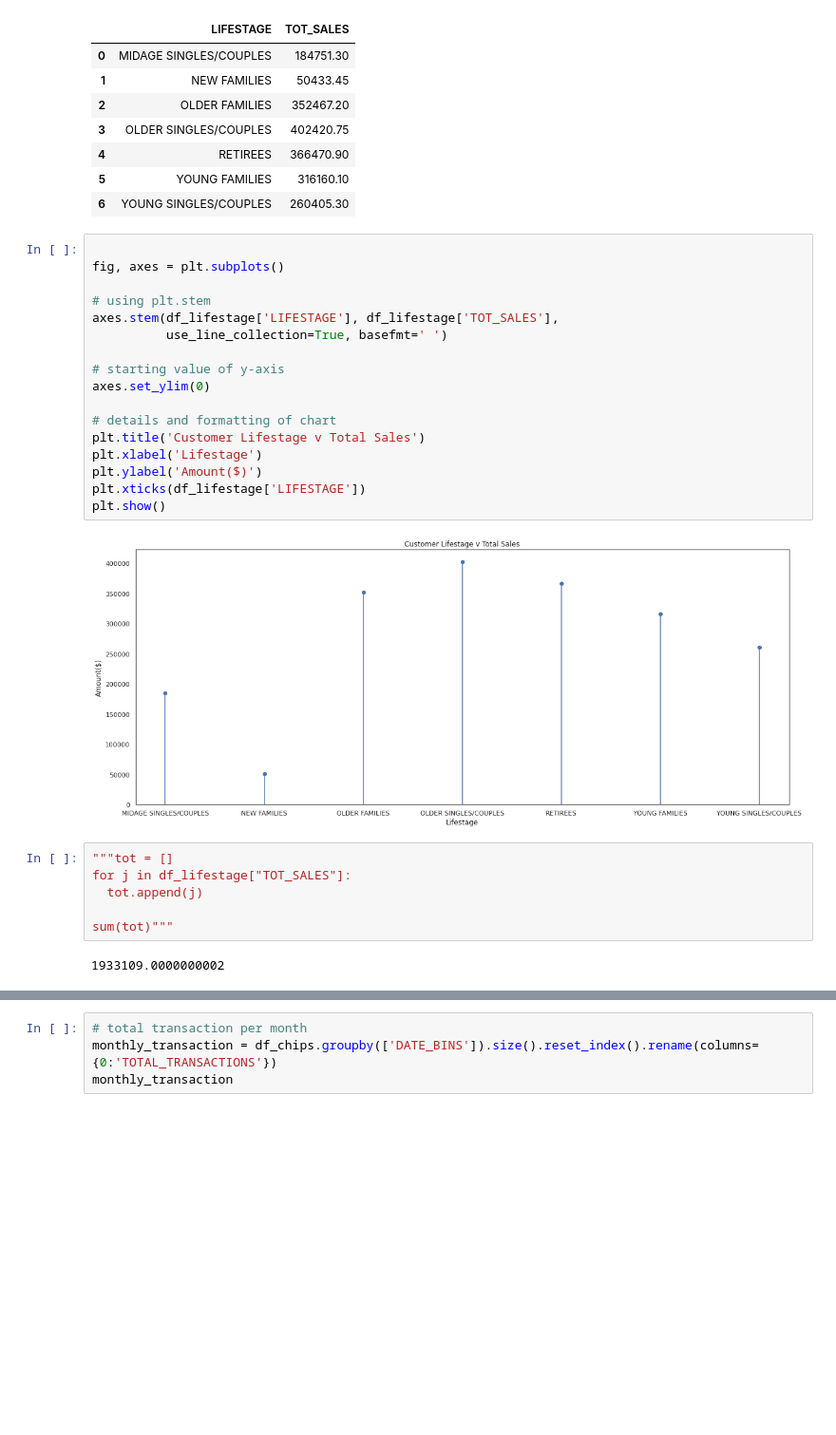
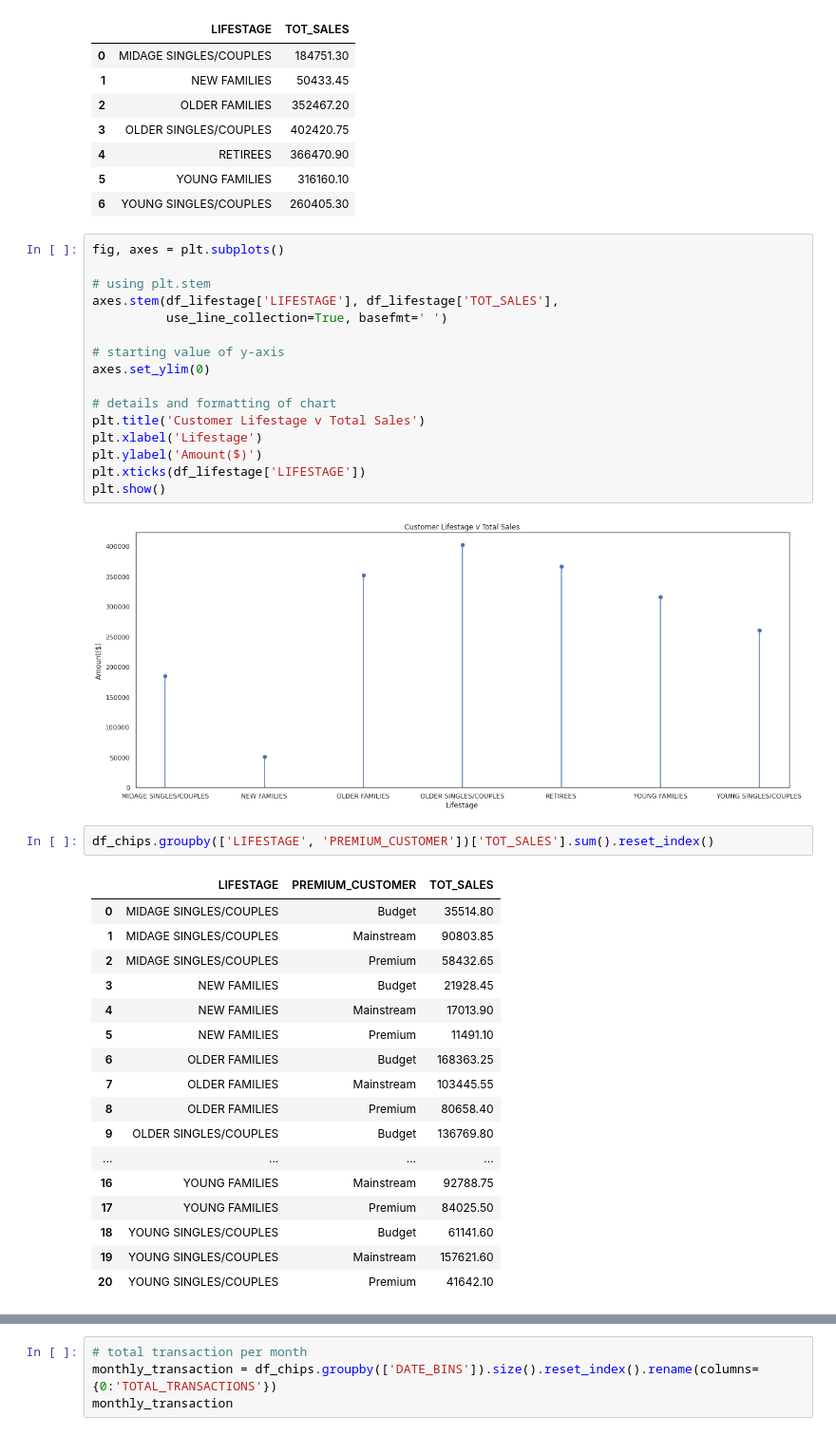
Before and after one commit to wa-le/Quantium-Forage-Virtual-Internship, a Jupyter notebook: my_quantium_vi.ipynb, the cells around one changed output, grey strips where cells are left out. Shown at 95% size. Cells and saved outputs as stored; diff of their text form; blank space fills up the shorter version.

```diff
--- a/my_quantium_vi.ipynb
+++ b/my_quantium_vi.ipynb
@@ -609,7 +611,6 @@ df_lifestage
 | 5 | YOUNG FAMILIES | 316160.10 |
 | 6 | YOUNG SINGLES/COUPLES | 260405.30 |
 # %%
-
 fig, axes = plt.subplots()
 
 # using plt.stem
@@ -627,11 +628,23 @@ plt.xticks(df_lifestage['LIFESTAGE'])
 plt.show()
 # %% [output]
 [figure]
-# %%
-"""tot = []
-for j in df_lifestage["TOT_SALES"]:
-  tot.append(j)
-
-sum(tot)"""
-# %% [output]
-1933109.0000000002
+# %%
+df_chips.groupby(['LIFESTAGE', 'PREMIUM_CUSTOMER'])['TOT_SALES'].sum().reset_index()
+# %% [output]
+|  | LIFESTAGE | PREMIUM_CUSTOMER | TOT_SALES |
+| 0 | MIDAGE SINGLES/COUPLES | Budget | 35514.80 |
+| 1 | MIDAGE SINGLES/COUPLES | Mainstream | 90803.85 |
+| 2 | MIDAGE SINGLES/COUPLES | Premium | 58432.65 |
+| 3 | NEW FAMILIES | Budget | 21928.45 |
+| 4 | NEW FAMILIES | Mainstream | 17013.90 |
+| 5 | NEW FAMILIES | Premium | 11491.10 |
+| 6 | OLDER FAMILIES | Budget | 168363.25 |
+| 7 | OLDER FAMILIES | Mainstream | 103445.55 |
+| 8 | OLDER FAMILIES | Premium | 80658.40 |
+| 9 | OLDER SINGLES/COUPLES | Budget | 136769.80 |
+| ... | ... | ... | ... |
+| 16 | YOUNG FAMILIES | Mainstream | 92788.75 |
+| 17 | YOUNG FAMILIES | Premium | 84025.50 |
+| 18 | YOUNG SINGLES/COUPLES | Budget | 61141.60 |
+| 19 | YOUNG SINGLES/COUPLES | Mainstream | 157621.60 |
+| 20 | YOUNG SINGLES/COUPLES | Premium | 41642.10 |
```
Also changed, not shown: parts of 2 cells of this notebook.
